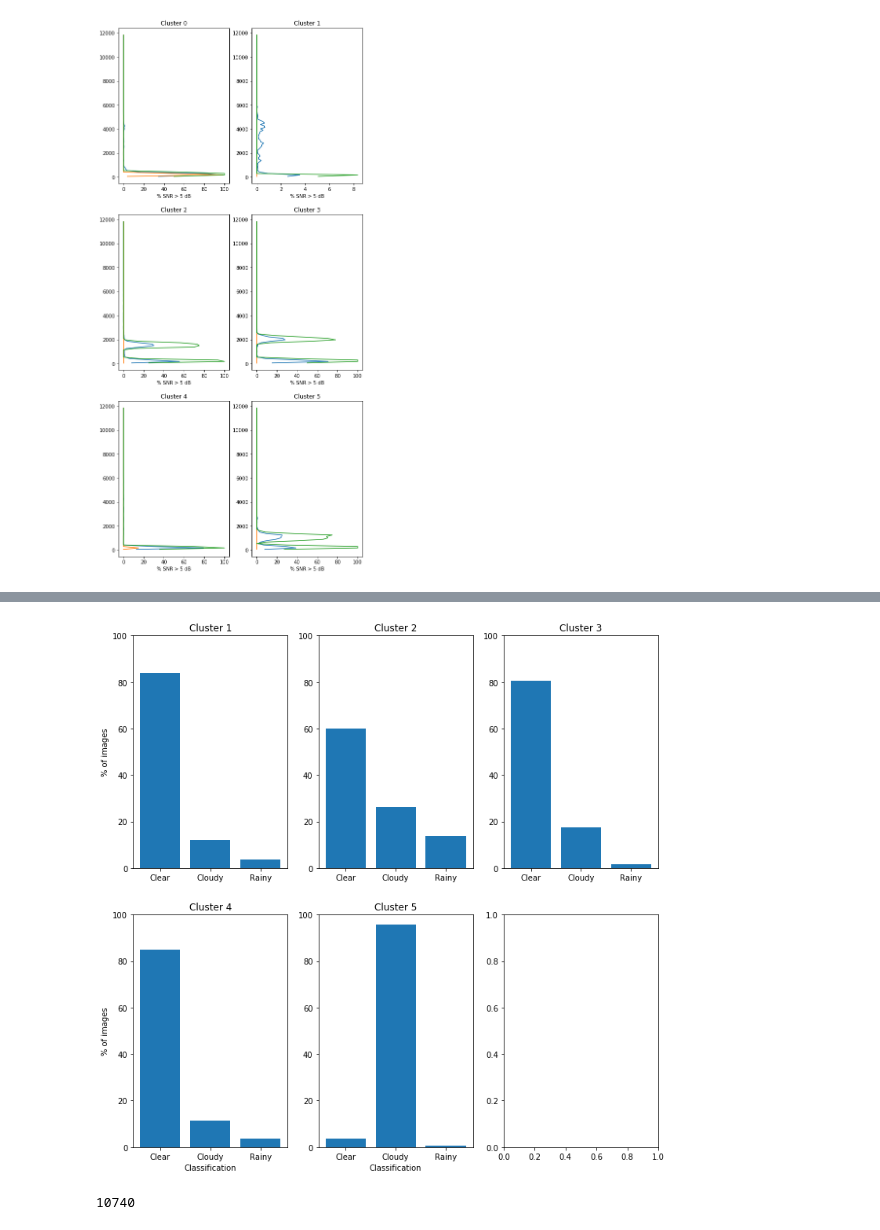
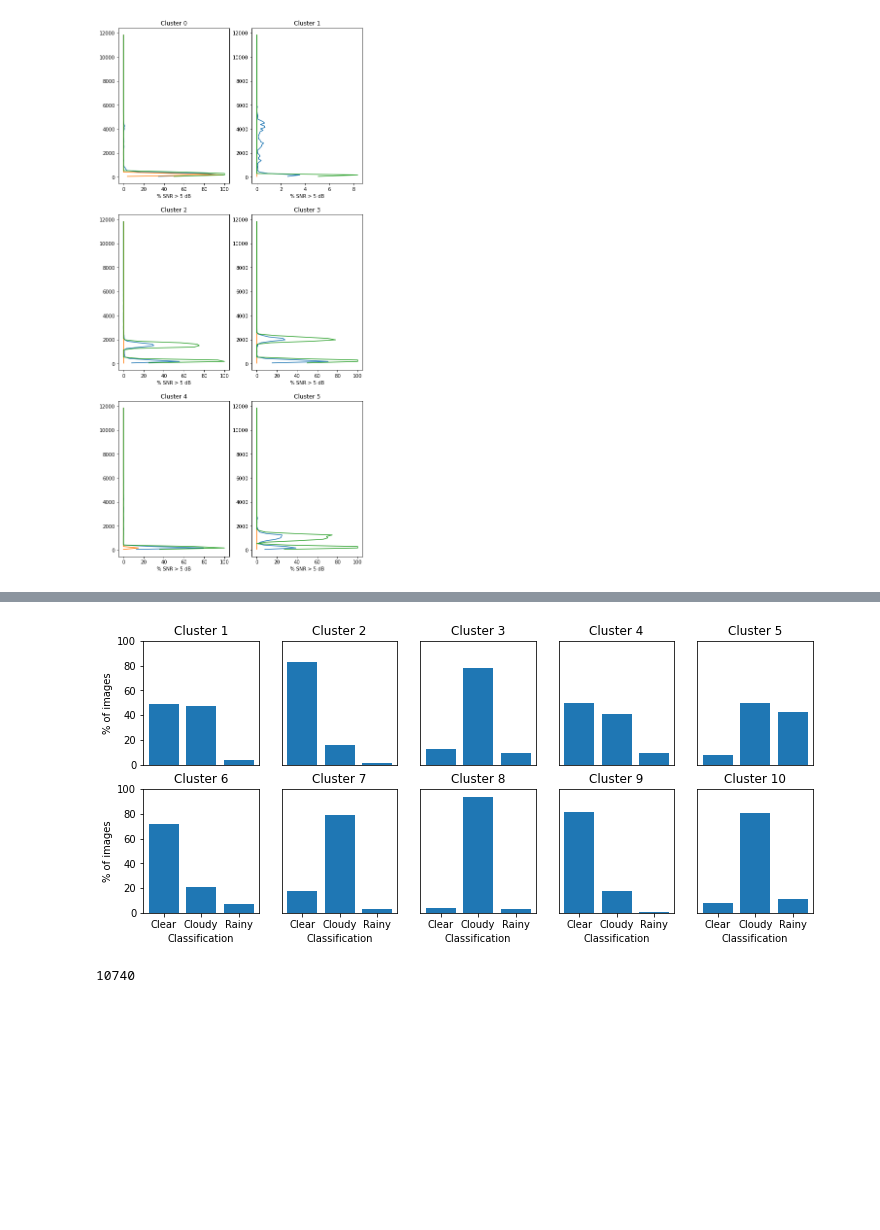
Before and after one commit to rcjackson/arming_the_edge, a Jupyter notebook: notebooks/ImageCluster.ipynb, the cells around one changed output, grey strips where cells are left out. Drawn from its saved outputs; the diff is of its cells as text; code cells hidden in the pictures; blank space fills up the shorter version.

```diff
--- a/notebooks/ImageCluster.ipynb
+++ b/notebooks/ImageCluster.ipynb
@@ -115,5 +177,5 @@ array([         nan,          nan, -11.98361451, -10.68704599,
 # %%
-cluster = KMeans(n_clusters=5)
+cluster = KMeans(n_clusters=10, random_state=42)
 cluster.fit(reduced)
 cluster_no = cluster.labels_
 # %%
@@ -143,5 +213,5 @@ for i in range(9):
 # %%
-which = 5
+which = 0
 cluster_ind = np.argwhere(cluster_no == which)
 fig, ax = plt.subplots(1, 1, figsize=(5, 5))
 img = np.squeeze(np.zeros_like(dataset[0][0][0]))
@@ -157,3 +224,3 @@ plt.imshow(img)
 # %%
-scp_ds = xr.open_mfdataset('/lambda_stor/data/rjackson/coverage_product/*.nc')
+scp_ds = xr.open_mfdataset('/lcrc/group/earthscience/rjackson/sgp_lidar/coverage_product/*.nc')
 # %% [output]
@@ -327,10 +326,8 @@ def get_label(dt):
 
     if num_rain > 0:
         return 2
-    elif pct_cloud < 0.25:
+    elif pct_cloud == 0:
         return 0
-    elif pct_cloud >= 0.25 and pct_cloud <= 0.75:
-        return 1
     else:
         return 1
 
@@ -366,25 +337,30 @@ Data variables:
 # %%
-cluster_ds = xr.open_dataset('Clusters_new9.nc')
+cluster_ds = xr.open_dataset('Clusters_new10.nc')
 #cluster_ds = xr.Dataset({'time': ('time', np.array(times)), 'classification': ('time', cluster_no)})
-cluster_ds = cluster_ds.sortby('time')
-fig, ax = plt.subplots(2, 3, figsize=(12, 12))
-for cl in range(5):
+#cluster_ds = cluster_ds.sortby('time')
+fig, ax = plt.subplots(2, 5, figsize=(12, 5))
+for cl in range(10):
     inds = np.argwhere(cluster_ds.classification.values == cl)
     num_clear = np.sum(labels[inds] == 0)
     num_cloudy = np.sum(labels[inds] == 1)
     num_rainy = np.sum(labels[inds] == 2)
-    ax[int(cl / 3), cl % 3].bar([0, 1, 2], np.array([num_clear, num_cloudy, num_rainy])/(num_clear + num_cloudy + num_rainy)*100)
-    ax[int(cl / 3), cl % 3].set_xticks([0, 1, 2])
-    ax[int(cl / 3), cl % 3].set_xticklabels(['Clear', 'Cloudy', 'Rainy'])
-    if cl % 3 == 0:
-        ax[int(cl / 3), cl % 3].set_ylabel('% of images')
-    if cl > 2:
-        ax[int(cl / 3), cl % 3].set_xlabel('Classification')
-    ax[int(cl / 3), cl % 3].set_ylim([0, 100])
-    ax[int(cl / 3), cl % 3].set_title('Cluster %d' % (cl + 1))
-fig.savefig('label_dist5.png', dpi=300, bbox='tight')
+    ax[int(cl/5), cl % 5].bar([0, 1, 2], np.array([num_clear, num_cloudy, num_rainy])/(num_clear + num_cloudy + num_rainy)*100)
+    ax[int(cl/5), cl % 5].set_xticks([0, 1, 2])
+    ax[int(cl/5), cl % 5].set_xticklabels(['Clear', 'Cloudy', 'Rainy'])
+    if cl % 5 == 0:
+        ax[int(cl/5), cl % 5].set_ylabel('% of images')
+    else:
+        ax[int(cl/5), cl % 5].set_yticks([])
+    if cl >= 5:
+        ax[int(cl/5), cl % 5].set_xlabel('Classification')
+    else:
+        ax[int(cl/5), cl % 5].set_xticks([])
+    ax[int(cl/5), cl % 5].set_ylim([0, 100])
+    ax[int(cl/5), cl % 5].set_title('Cluster %d' % (cl + 1))
+#ax[-1,-1].axis('off')
+fig.savefig('label_dist10.png', dpi=300, bbox_inches='tight')
 # %% [output]
-[figure, old version]
+[figure, new version]
 # %%
 len(times)
 # %% [output]
```
Also changed, not shown: parts of 22 cells of this notebook, 25 other files.
